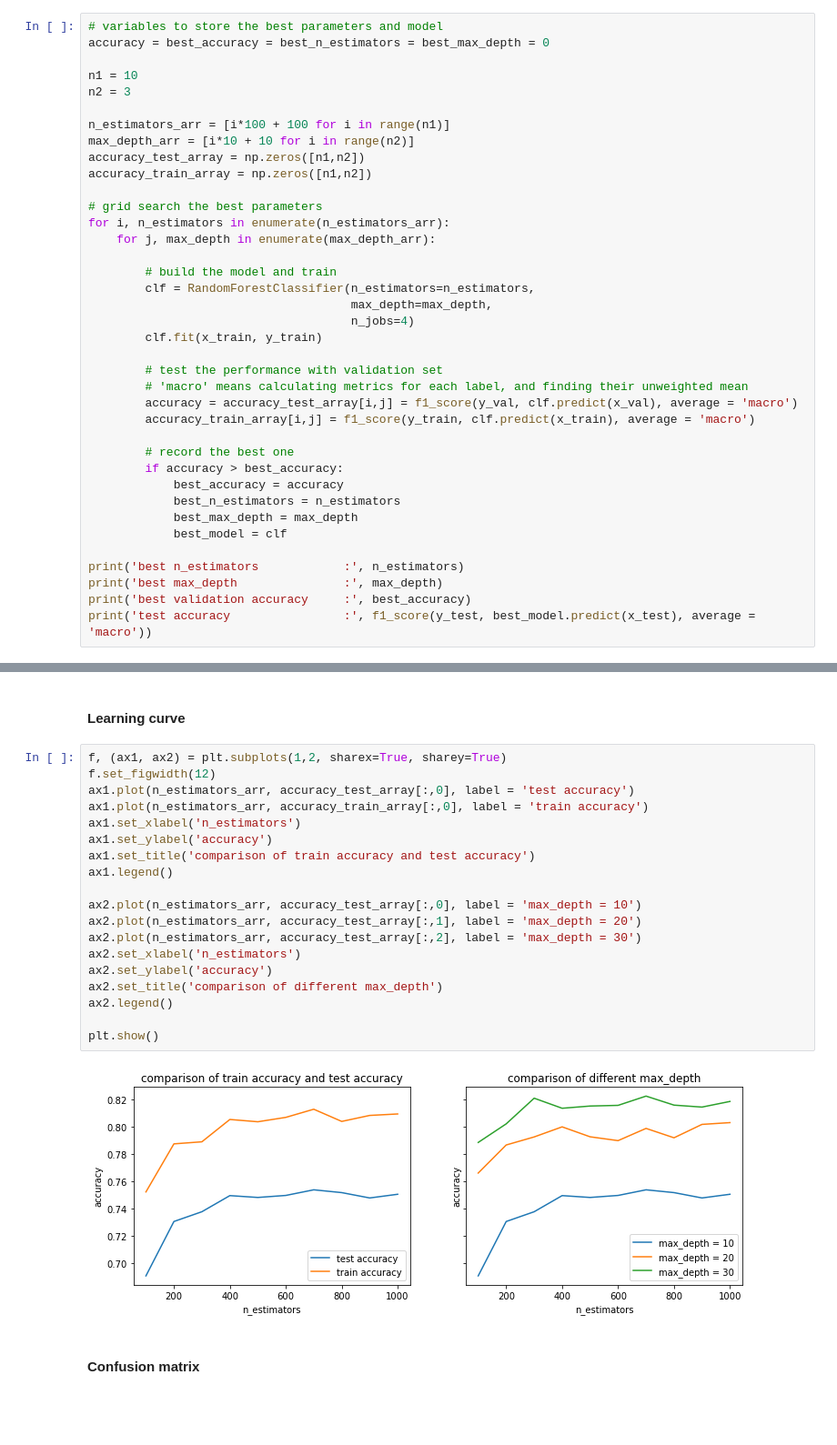
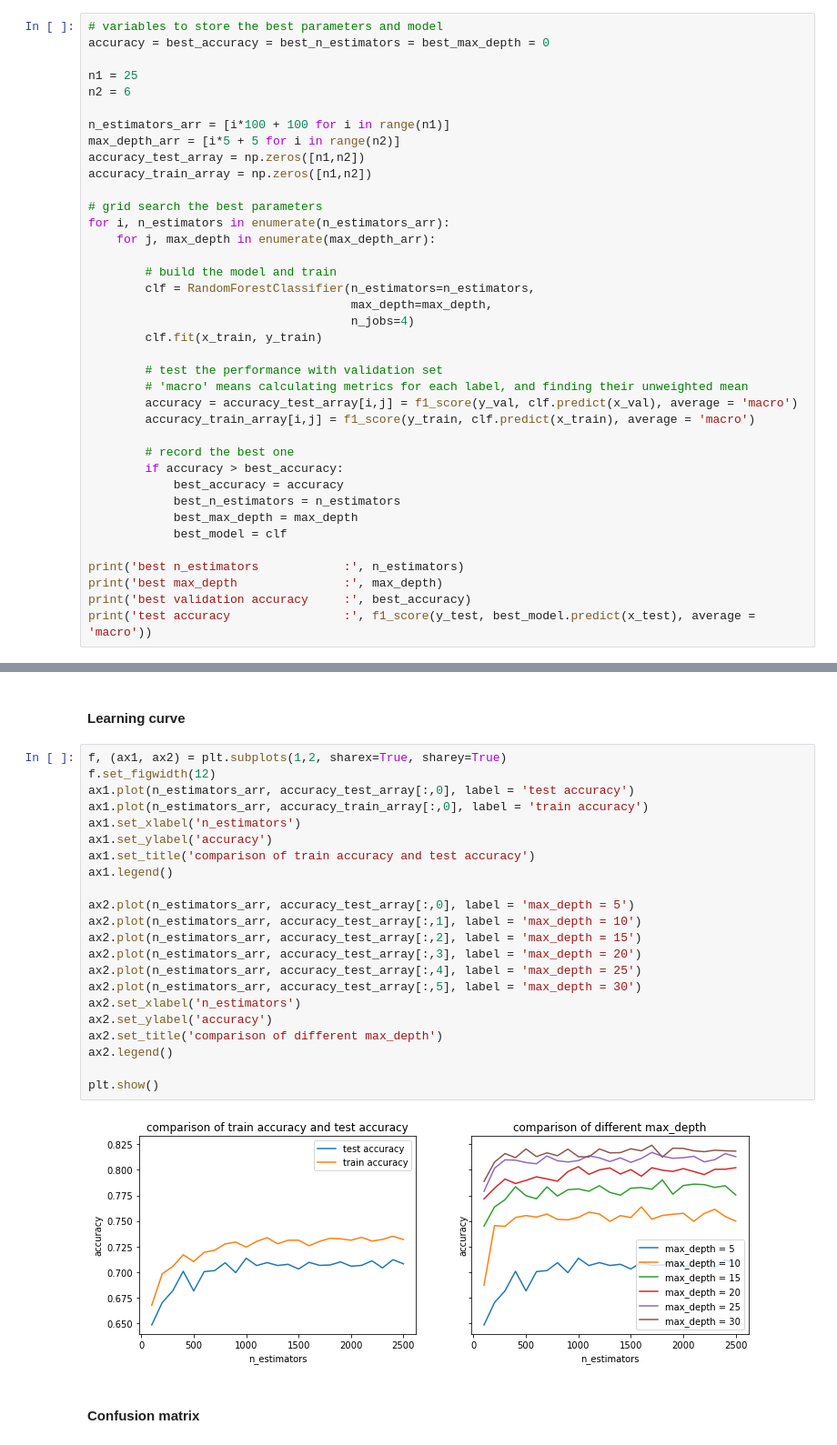
Before and after one commit to sanadhis/ADA-2017, a Jupyter notebook: 04 - Applied ML/Homework04_2.ipynb, the cells around one changed output, grey strips where cells are left out. Shown at 91% size. Cells and saved outputs as stored; diff of their text form; blank space fills up the shorter version.

```diff
--- a/04 - Applied ML/Homework04_2.ipynb
+++ b/04 - Applied ML/Homework04_2.ipynb
@@ -79,11 +79,11 @@ In this part we don't use cross validation during grid search. Based on the requ
 # variables to store the best parameters and model
 accuracy = best_accuracy = best_n_estimators = best_max_depth = 0
 
-n1 = 10
-n2 = 3
+n1 = 25
+n2 = 6
 
 n_estimators_arr = [i*100 + 100 for i in range(n1)]
-max_depth_arr = [i*10 + 10 for i in range(n2)]
+max_depth_arr = [i*5 + 5 for i in range(n2)]
 accuracy_test_array = np.zeros([n1,n2])
 accuracy_train_array = np.zeros([n1,n2])
 
@@ -123,24 +123,27 @@ test accuracy                : 0.817368666026
 # %%
 f, (ax1, ax2) = plt.subplots(1,2, sharex=True, sharey=True)
 f.set_figwidth(12)
 ax1.plot(n_estimators_arr, accuracy_test_array[:,0], label = 'test accuracy')
 ax1.plot(n_estimators_arr, accuracy_train_array[:,0], label = 'train accuracy')
 ax1.set_xlabel('n_estimators')
 ax1.set_ylabel('accuracy')
 ax1.set_title('comparison of train accuracy and test accuracy')
 ax1.legend()
 
-ax2.plot(n_estimators_arr, accuracy_test_array[:,0], label = 'max_depth = 10')
-ax2.plot(n_estimators_arr, accuracy_test_array[:,1], label = 'max_depth = 20')
-ax2.plot(n_estimators_arr, accuracy_test_array[:,2], label = 'max_depth = 30')
+ax2.plot(n_estimators_arr, accuracy_test_array[:,0], label = 'max_depth = 5')
+ax2.plot(n_estimators_arr, accuracy_test_array[:,1], label = 'max_depth = 10')
+ax2.plot(n_estimators_arr, accuracy_test_array[:,2], label = 'max_depth = 15')
+ax2.plot(n_estimators_arr, accuracy_test_array[:,3], label = 'max_depth = 20')
+ax2.plot(n_estimators_arr, accuracy_test_array[:,4], label = 'max_depth = 25')
+ax2.plot(n_estimators_arr, accuracy_test_array[:,5], label = 'max_depth = 30')
 ax2.set_xlabel('n_estimators')
 ax2.set_ylabel('accuracy')
 ax2.set_title('comparison of different max_depth')
 ax2.legend()
 
 plt.show()
 # %% [output]
-[figure, old version]
+[figure, new version]
 # %% [markdown]
 #### Confusion matrix
 # %%
```
Also changed, not shown: parts of 4 cells of this notebook.
